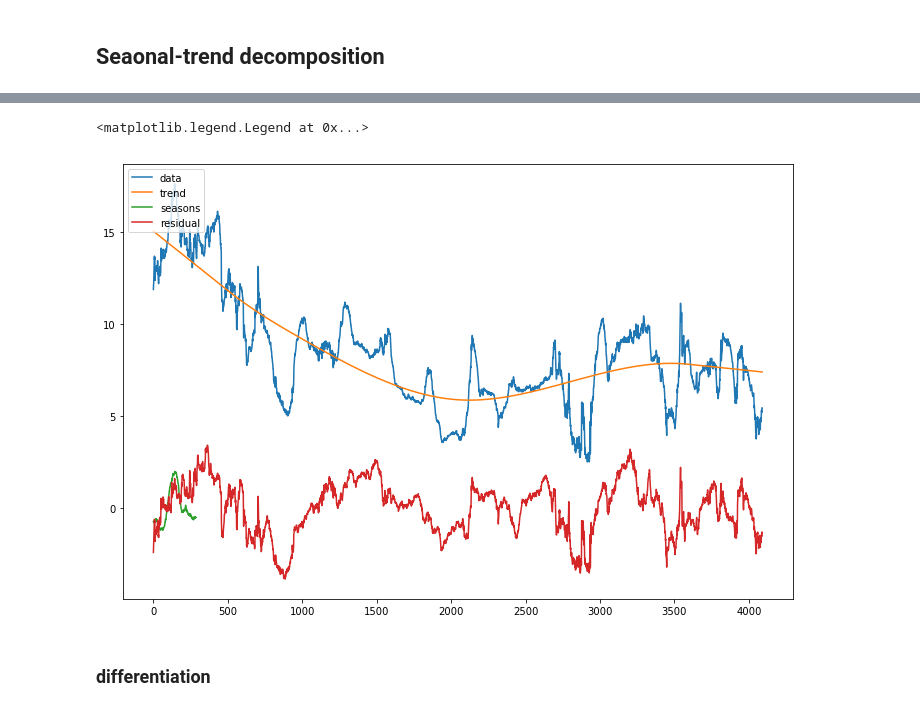
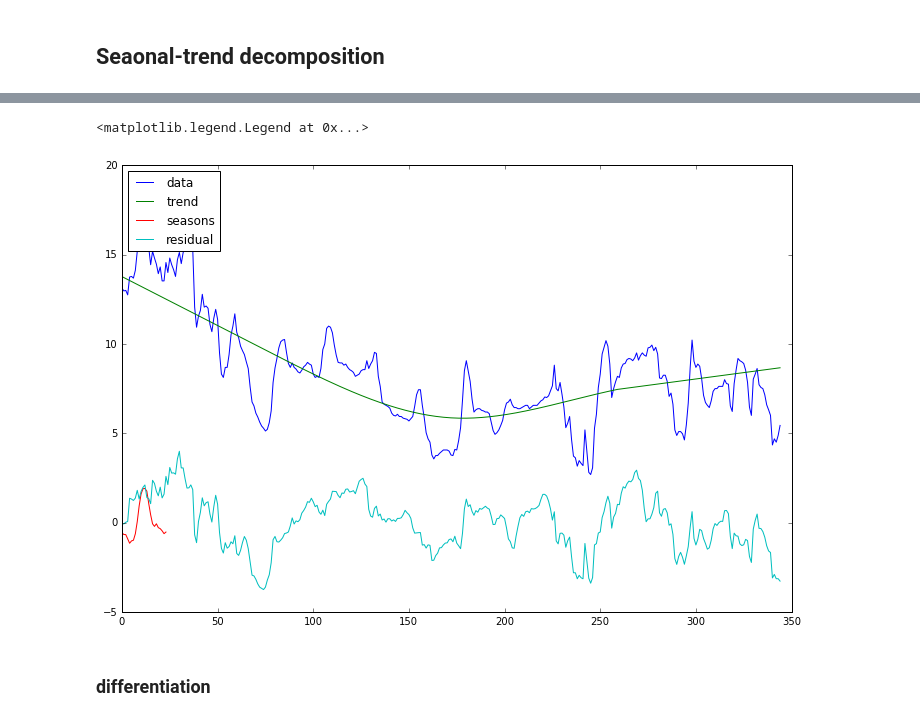
Before and after one commit to baruselli/random_walks, a Jupyter notebook: thingspeak.ipynb, the cells around one changed output, grey strips where cells are left out. Saved outputs shown, nothing was run; the diff lists cells and outputs as text; code cells hidden in the pictures.

```diff
--- a/thingspeak.ipynb
+++ b/thingspeak.ipynb
@@ -97,10 +104,12 @@ tsplot(df_temp_10min.Temperature)
 # %%
 from statsmodels.tsa.seasonal import seasonal_decompose
 #from statsmodels.tseries import seasonal_decompose
-result_10min = seasonal_decompose(df_temp_10min.Temperature.values, model='additive',freq=24*6)
+decompose_10min = seasonal_decompose(df_temp_10min.Temperature.values, model='additive',freq=24*6)
 #result = seasonal_decompose(df_temp_10min, model='additive')
-result_10min.plot();
-result_60min = seasonal_decompose(df_temp_60min.Temperature.values, model='additive',freq=24)
+#decompose_10min.plot();
+plt.rcParams['figure.figsize'] = 12, 8
+decompose_60min = seasonal_decompose(df_temp_60min.Temperature.values, model='additive',freq=24)
+decompose_60min.plot();
 #result = seasonal_decompose(df_temp_10min, model='additive')
 #result_60min.plot();
 # %% [output]
@@ -108,13 +125,13 @@ result_60min = seasonal_decompose(df_temp_60min.Temperature.values, model='addit
 # %%
 from seasonal import fit_seasons, adjust_seasons
-seasons, trend = fit_seasons(df_temp.Temperature.values)
-adjusted = adjust_seasons(df_temp.Temperature.values, seasons=seasons)
+seasons, trend = fit_seasons(df_temp_60min.Temperature.values)
+adjusted = adjust_seasons(df_temp_60min.Temperature.values, seasons=seasons)
 residual = adjusted - trend
-plt.plot(df_temp.Temperature.values, label='data')
+plt.plot(df_temp_60min.Temperature.values, label='data')
 plt.plot(trend, label='trend')
 plt.plot(seasons, label='seasons')
 plt.plot(residual, label='residual')
 plt.legend(loc='upper left')
 # %% [output]
 <matplotlib.legend.Legend at 0x...>
-[figure, old version]
+[figure, new version]
```
Also changed, not shown: parts of 56 cells of this notebook, 1 other file.
